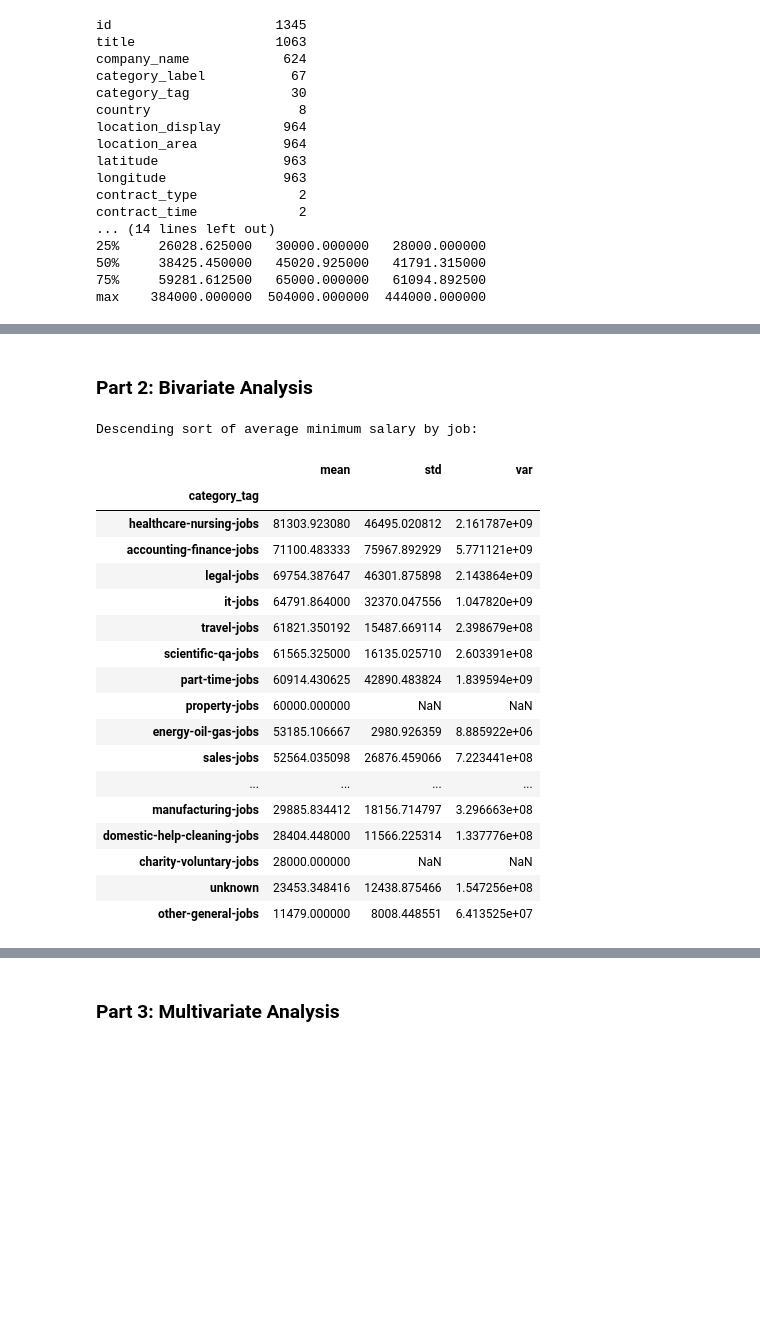
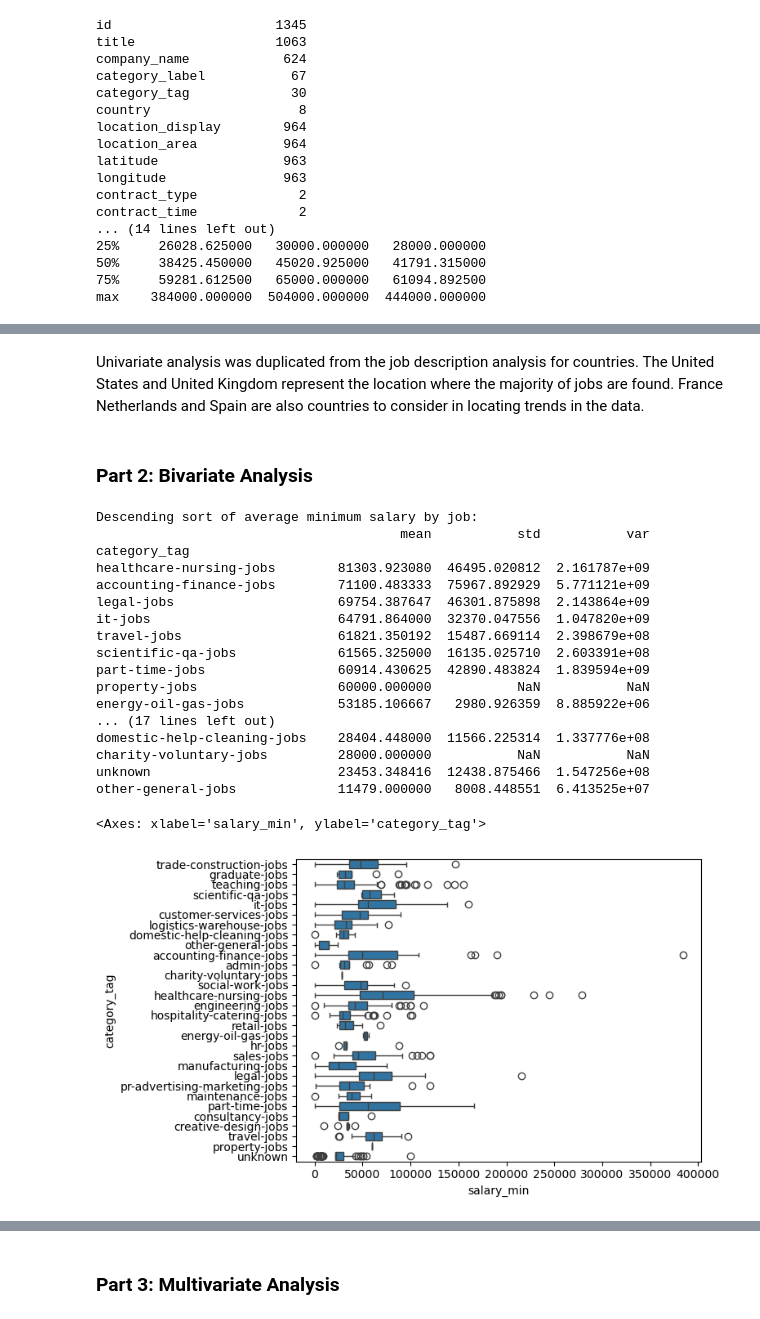
Before and after one commit to sbs0068/INSY6500_job_market_analysis, a Jupyter notebook: notebooks/02_data_exploration.ipynb, the cells around one changed output, grey strips where cells are left out. Cells and saved outputs as stored; diff of their text form; code cells hidden in the pictures; blank space fills up the shorter version.

```diff
--- a/notebooks/02_data_exploration.ipynb
+++ b/notebooks/02_data_exploration.ipynb
@@ -50,32 +82,36 @@ sns.countplot(data = df_filtered, x = 'country', color = 'Green', alpha = 0.5)
 [figure]
+# %% [markdown]
+Univariate analysis was duplicated from the job description analysis for countries. The United States and United Kingdom represent the location where the majority of jobs are found. France Netherlands and Spain are also countries to consider in locating trends in the data.
 # %% [markdown]
 ### Part 2: Bivariate Analysis
 # %%
 # Group salary by job type
 df_job_type = df_filtered.groupby('category_tag')[['salary_min', 'salary_max', 'salary_mid']].agg(['mean', 'std', 'var'])
 
 # Identify job types with the highest and lowest minimum salary and maximum salary
 print("Descending sort of average minimum salary by job:")
-df_job_type['salary_min'].sort_values(by = 'mean', ascending = False)
+print(df_job_type['salary_min'].sort_values(by = 'mean', ascending = False))
+
+sns.boxplot(data = df_filtered, x = 'salary_min', y = 'category_tag')
 # %% [output]
 Descending sort of average minimum salary by job:
+                                       mean           std           var
+category_tag
+healthcare-nursing-jobs        81303.923080  46495.020812  2.161787e+09
+accounting-finance-jobs        71100.483333  75967.892929  5.771121e+09
+legal-jobs                     69754.387647  46301.875898  2.143864e+09
+it-jobs                        64791.864000  32370.047556  1.047820e+09
+travel-jobs                    61821.350192  15487.669114  2.398679e+08
+scientific-qa-jobs             61565.325000  16135.025710  2.603391e+08
+part-time-jobs                 60914.430625  42890.483824  1.839594e+09
+property-jobs                  60000.000000           NaN           NaN
+energy-oil-gas-jobs            53185.106667   2980.926359  8.885922e+06
+... (17 lines left out)
+domestic-help-cleaning-jobs    28404.448000  11566.225314  1.337776e+08
+charity-voluntary-jobs         28000.000000           NaN           NaN
+unknown                        23453.348416  12438.875466  1.547256e+08
+other-general-jobs             11479.000000   8008.448551  6.413525e+07
-|  | mean | std | var |
-| category_tag |  |  |  |
-| healthcare-nursing-jobs | 81303.923080 | 46495.020812 | 2.161787e+09 |
-| accounting-finance-jobs | 71100.483333 | 75967.892929 | 5.771121e+09 |
-| legal-jobs | 69754.387647 | 46301.875898 | 2.143864e+09 |
-| it-jobs | 64791.864000 | 32370.047556 | 1.047820e+09 |
-| travel-jobs | 61821.350192 | 15487.669114 | 2.398679e+08 |
-| scientific-qa-jobs | 61565.325000 | 16135.025710 | 2.603391e+08 |
-| part-time-jobs | 60914.430625 | 42890.483824 | 1.839594e+09 |
-| property-jobs | 60000.000000 | NaN | NaN |
-| energy-oil-gas-jobs | 53185.106667 | 2980.926359 | 8.885922e+06 |
-| sales-jobs | 52564.035098 | 26876.459066 | 7.223441e+08 |
-| ... | ... | ... | ... |
-| manufacturing-jobs | 29885.834412 | 18156.714797 | 3.296663e+08 |
-| domestic-help-cleaning-jobs | 28404.448000 | 11566.225314 | 1.337776e+08 |
-| charity-voluntary-jobs | 28000.000000 | NaN | NaN |
-| unknown | 23453.348416 | 12438.875466 | 1.547256e+08 |
-| other-general-jobs | 11479.000000 | 8008.448551 | 6.413525e+07 |
+<Axes: xlabel='salary_min', ylabel='category_tag'>
+[figure, added]
 # %%
 print("Descending sort of average maximum salary by job:")
```
Also changed, not shown: parts of 9 cells of this notebook.
